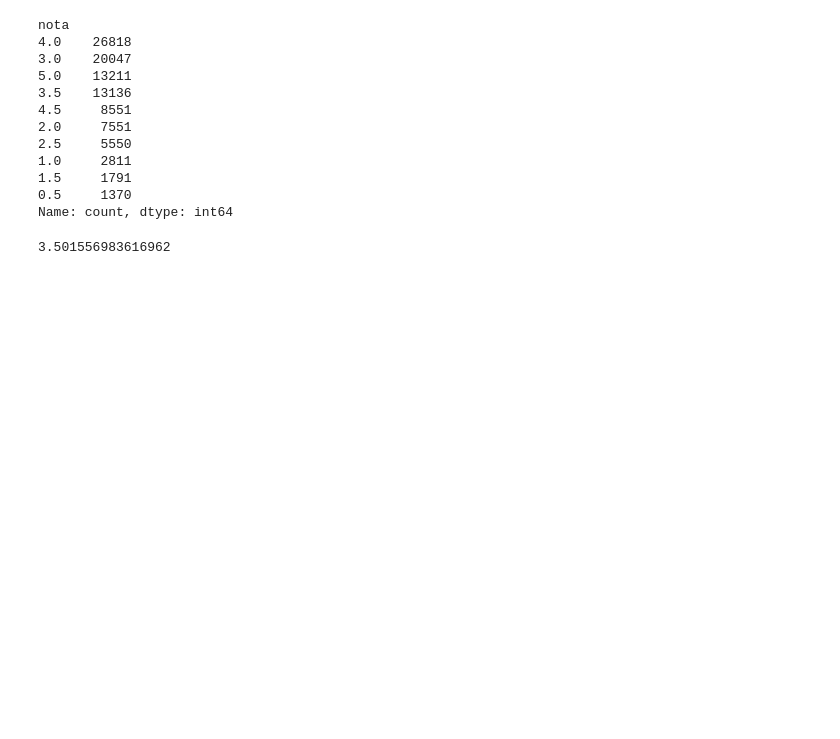
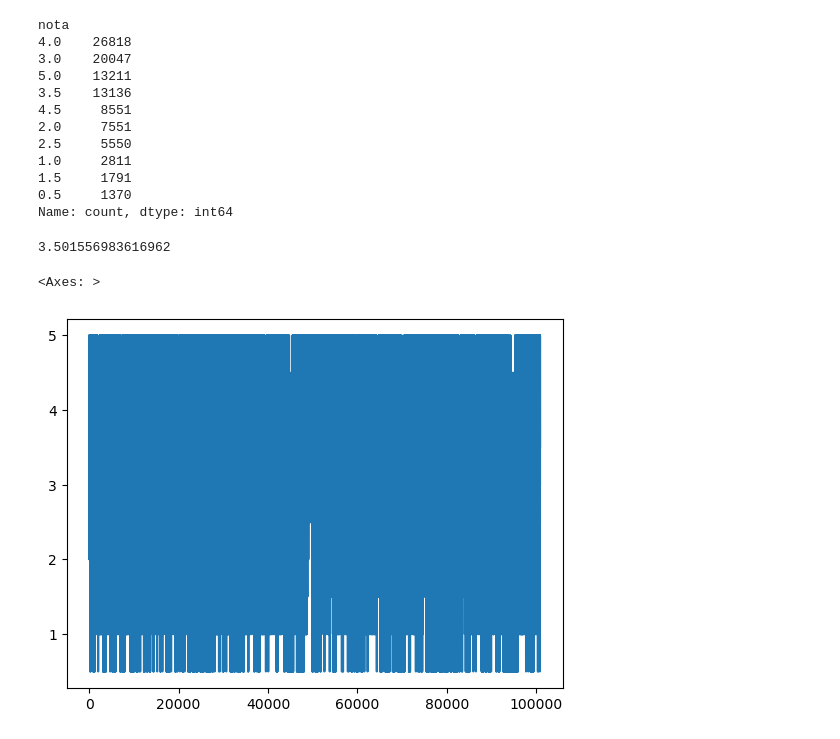
Before and after one commit to JP5508/notebooks-colab-senac, a Jupyter notebook: Ciencia-dos-Dados/IntroducaoACienciaDeDados.ipynb, the cells around one changed output. Saved outputs shown, nothing was run; the diff lists cells and outputs as text; code cells hidden in the pictures; blank space fills up the shorter version.

```diff
--- a/Ciencia-dos-Dados/IntroducaoACienciaDeDados.ipynb
+++ b/Ciencia-dos-Dados/IntroducaoACienciaDeDados.ipynb
@@ -82,0 +87,5 @@ df["nota"].mean()
+# %%
+df["nota"].plot()
+# %% [output]
+<Axes: >
+[figure, added]
```
Also changed, not shown: parts of 7 cells of this notebook.
